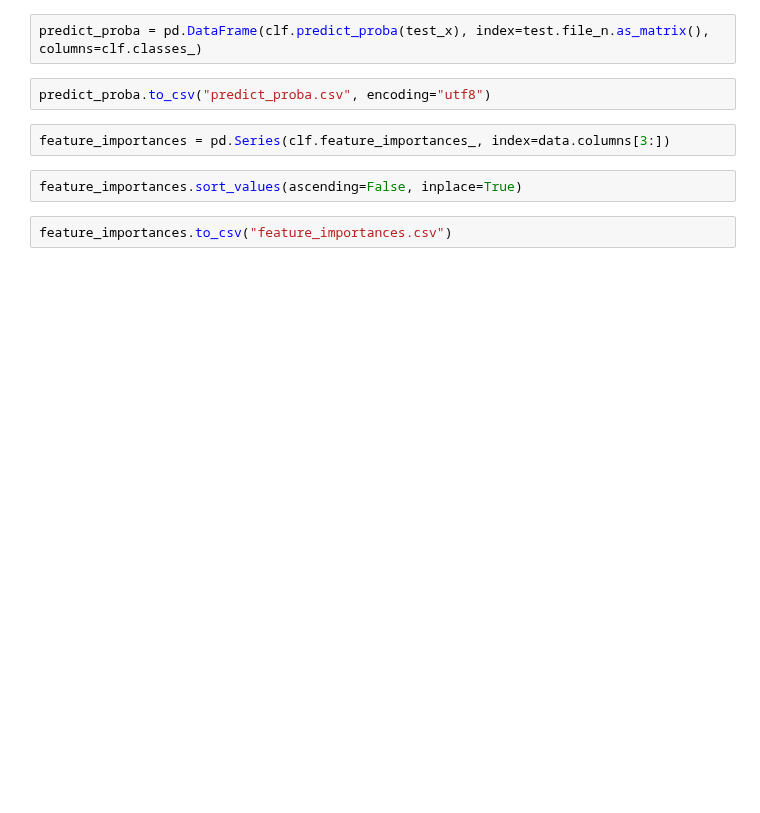
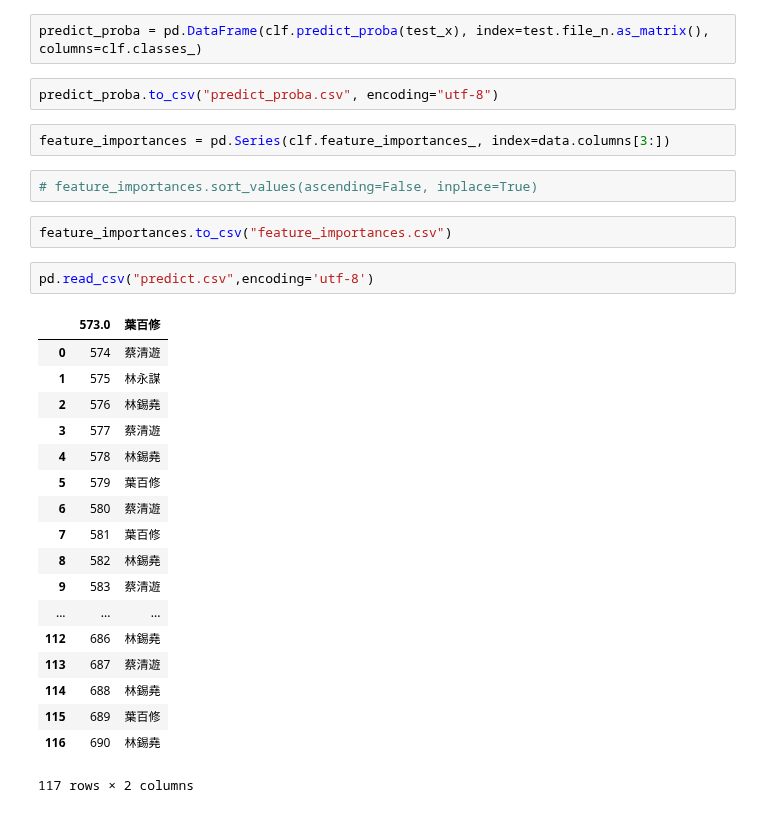
Before and after one commit to ldes89150/Linguistic_Analysis_Final_Project, a Jupyter notebook: ml_predict.ipynb, the cells around one changed output. Saved outputs shown, nothing was run; the diff lists cells and outputs as text; blank space fills up the shorter version.

```diff
--- a/ml_predict.ipynb
+++ b/ml_predict.ipynb
@@ -50,10 +50,31 @@ predict.to_csv("predict.csv", encoding="utf8")
 # %%
 predict_proba = pd.DataFrame(clf.predict_proba(test_x), index=test.file_n.as_matrix(), columns=clf.classes_)
 # %%
-predict_proba.to_csv("predict_proba.csv", encoding="utf8")
+predict_proba.to_csv("predict_proba.csv", encoding="utf-8")
 # %%
 feature_importances = pd.Series(clf.feature_importances_, index=data.columns[3:])
 # %%
-feature_importances.sort_values(ascending=False, inplace=True)
+# feature_importances.sort_values(ascending=False, inplace=True)
 # %%
 feature_importances.to_csv("feature_importances.csv")
+# %%
+pd.read_csv("predict.csv",encoding='utf-8')
+# %% [output]
+|  | 573.0 | 葉百修 |
+| 0 | 574 | 蔡清遊 |
+| 1 | 575 | 林永謀 |
+| 2 | 576 | 林錫堯 |
+| 3 | 577 | 蔡清遊 |
+| 4 | 578 | 林錫堯 |
+| 5 | 579 | 葉百修 |
+| 6 | 580 | 蔡清遊 |
+| 7 | 581 | 葉百修 |
+| 8 | 582 | 林錫堯 |
+| 9 | 583 | 蔡清遊 |
+| ... | ... | ... |
+| 112 | 686 | 林錫堯 |
+| 113 | 687 | 蔡清遊 |
+| 114 | 688 | 林錫堯 |
+| 115 | 689 | 葉百修 |
+| 116 | 690 | 林錫堯 |
+117 rows × 2 columns
```
Also changed, not shown: parts of 3 cells of this notebook, 5 other files.
